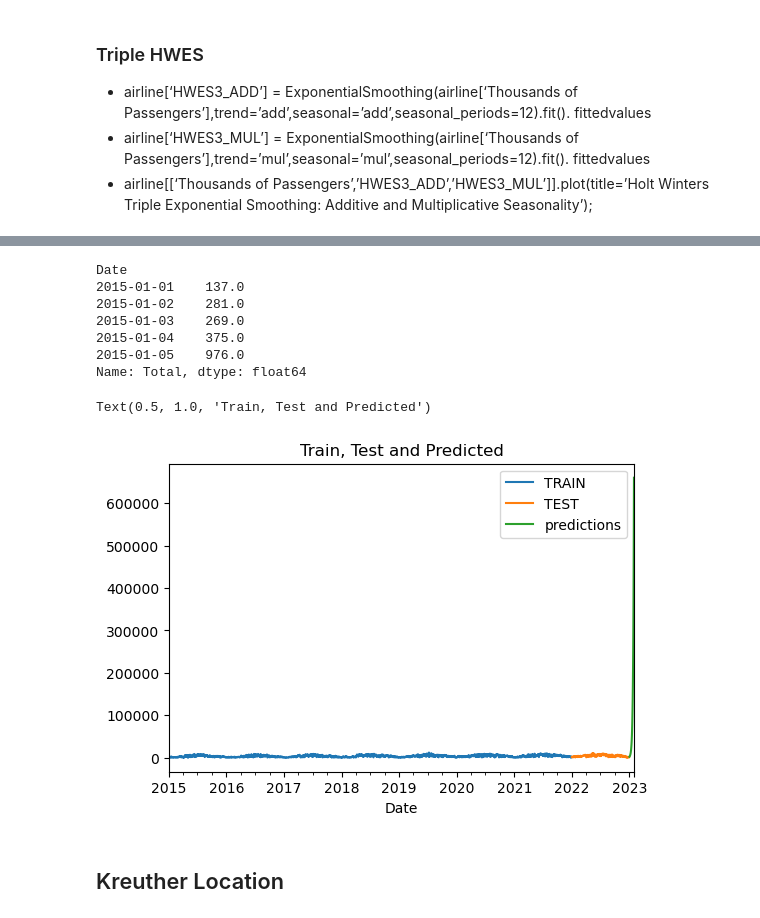
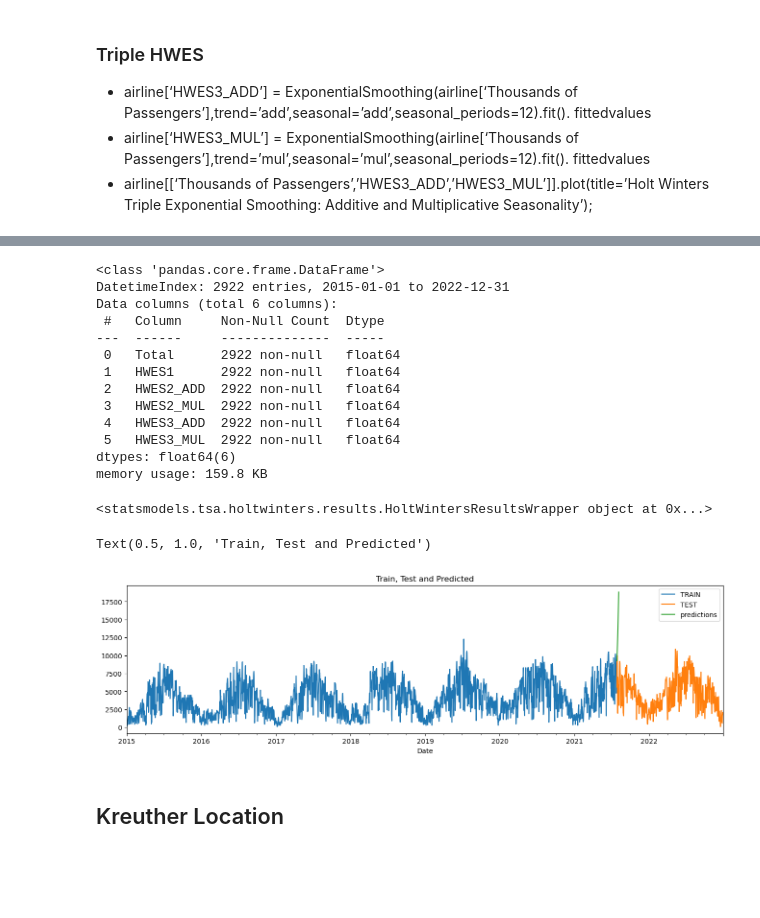
Before and after one commit to cap7586/CaroPeThesis, a Jupyter notebook: Munich_Complete_Analysis/Muc.ipynb, the cells around one changed output, grey strips where cells are left out. Drawn from its saved outputs; the diff is of its cells as text; code cells hidden in the pictures; blank space fills up the shorter version.

Commit message:
HoltWintersUpdate

```diff
--- a/Munich_Complete_Analysis/Muc.ipynb
+++ b/Munich_Complete_Analysis/Muc.ipynb
@@ -756,0 +719,8 @@ Date
+# %%
+df_location_erhardt = df_munich[df_munich['Location']=='Erhardt'].reset_index()
+df_location_erhardt = df_location_erhardt[['Date','Location','Total','MinTemp','MaxTemp', 'AvgTemp','RainfallVolume']]
+
+df_m_e_model = df_location_erhardt.set_index(['Date'])
+df_m_e_model = df_m_e_model.drop(columns={'Location','MinTemp','MaxTemp','AvgTemp','RainfallVolume'})
+
+print(df_m_e_model.head())
@@ -983,30 +953,37 @@ df_m_e_model[['Total', 'HWES3_ADD', 'HWES3_MUL']].plot(title='Tripple HWES', col
+# %%
+df_m_e_model.info()
+# %% [output]
+<class 'pandas.core.frame.DataFrame'>
+DatetimeIndex: 2922 entries, 2015-01-01 to 2022-12-31
+Data columns (total 6 columns):
+ #   Column     Non-Null Count  Dtype
+---  ------     --------------  -----
+ 0   Total      2922 non-null   float64
+ 1   HWES1      2922 non-null   float64
+ 2   HWES2_ADD  2922 non-null   float64
+ 3   HWES2_MUL  2922 non-null   float64
+ 4   HWES3_ADD  2922 non-null   float64
+ 5   HWES3_MUL  2922 non-null   float64
+dtypes: float64(6)
+memory usage: 159.8 KB
+# %%
+df_train = df_m_e_model['Total'].iloc[0:2400]
+df_train.tail()
+df_test = df_m_e_model['Total'].iloc[2400:]
 # %%
-# fitted_model = ExponentialSmoothing(train_airline[‘Thousands of Passengers’],trend=’mul’,seasonal=’mul’,seasonal_periods=12).fit()
-# test_predictions = fitted_model.forecast(24)
-# train_airline[‘Thousands of Passengers’].plot(legend=True,label=’TRAIN’)
-# test_airline[‘Thousands of Passengers’].plot(legend=True,label=’TEST’,figsize=(6,4))
-# test_predictions.plot(legend=True,label=’PREDICTION’)
-# plt.title(‘Train, Test and Predicted Test using Holt Winters’)
-
-fitted_model =  ExponentialSmoothing(df_m_e_model['Total'], trend = 'mul').fit()
-test_predictions = fitted_model.forecast(30)
-
-print(df_train.head())
+fitted_model =  ExponentialSmoothing(df_train, trend = 'mul', seasonal_periods=12).fit()
+print(fitted_model)
+# test_predictions = fitted_model.forecast(100)
+predicted_values = fitted_model.forecast(steps=10)
 
 df_train.plot(legend=True,label= 'TRAIN')
-df_test.plot(legend=True,label='TEST',figsize=(6,4))
-test_predictions.plot(legend=True, label='predictions')
+df_test.plot(legend=True,label='TEST',figsize=(16,4))
+predicted_values.plot(legend=True, label='predictions')
 plt.title('Train, Test and Predicted')
 # %% [output]
-Date
-2015-01-01    137.0
-2015-01-02    281.0
-2015-01-03    269.0
-2015-01-04    375.0
-2015-01-05    976.0
-Name: Total, dtype: float64
+<statsmodels.tsa.holtwinters.results.HoltWintersResultsWrapper object at 0x...>
 Text(0.5, 1.0, 'Train, Test and Predicted')
-[figure, old version]
+[figure, new version]
 # %% [markdown]
 ## Kreuther Location
 # %%
```
Also changed, not shown: parts of 10 cells of this notebook, 3 other files.
